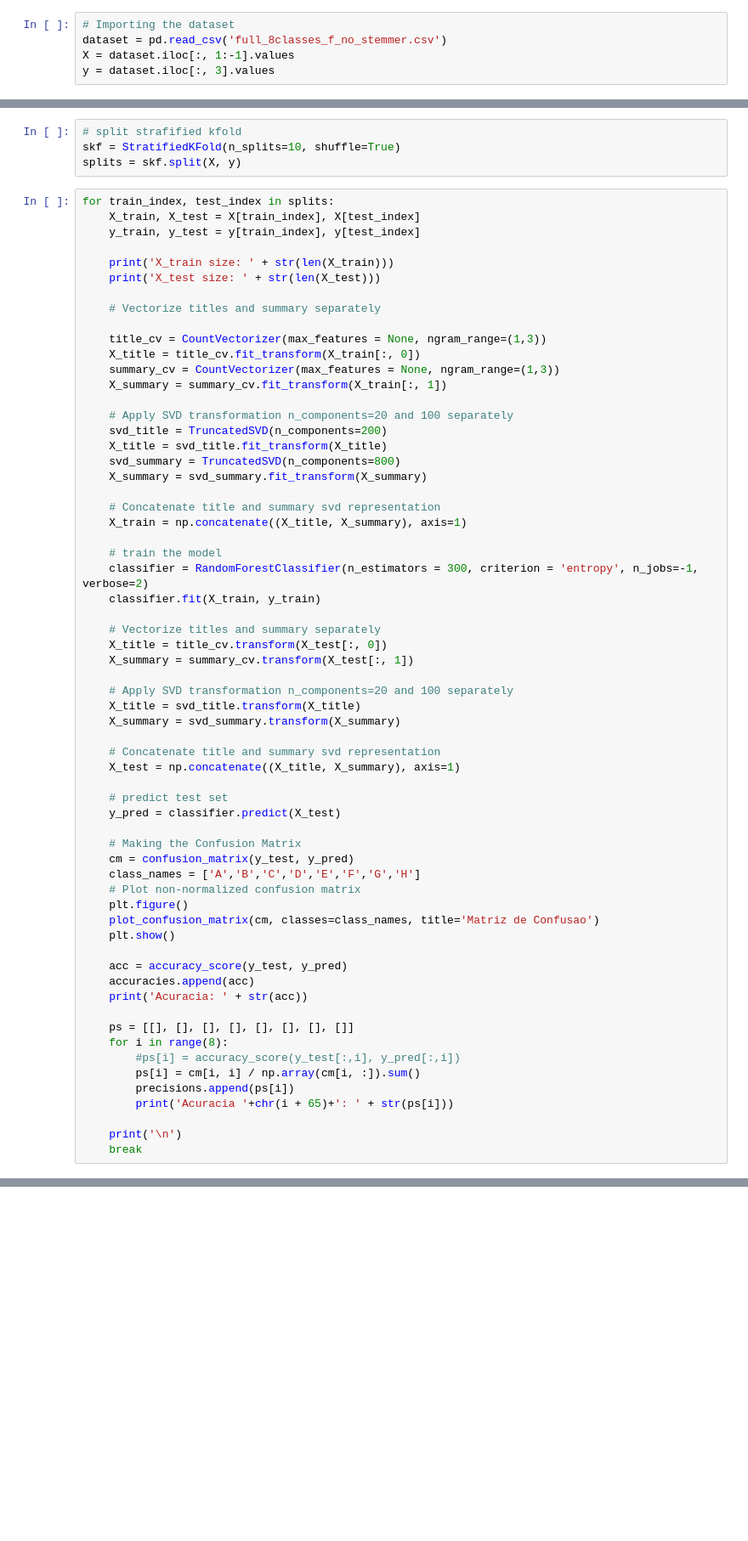
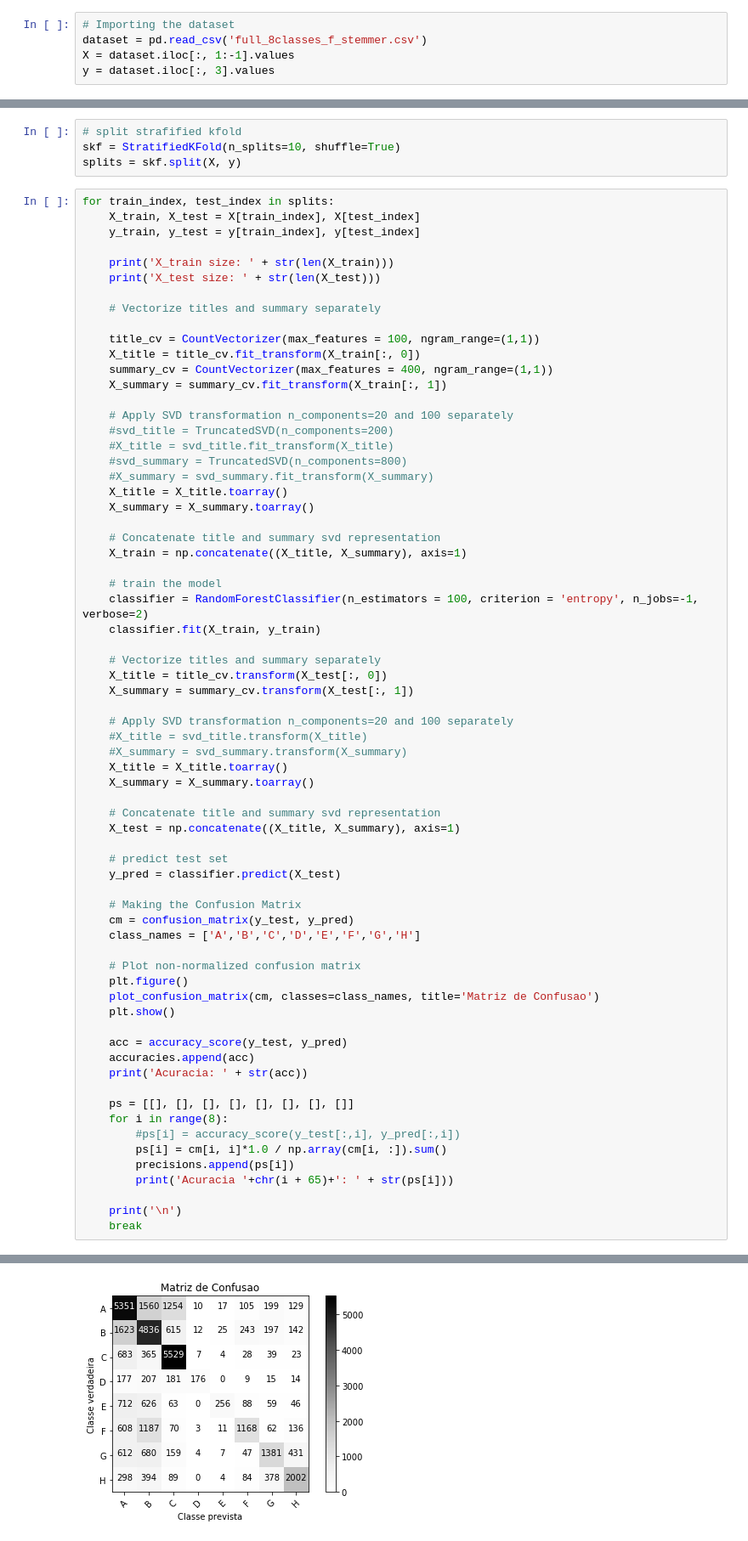
Before and after one commit to rodrigoazs/COS738-AutomaticPatentClassification, a Jupyter notebook: dataset/model_full_8_f_stemmer_randomforest-Copy1.ipynb, the cells around one changed output, grey strips where cells are left out. Shown: that part at 85% size. Cells and saved outputs as stored; diff of their text form; blank space fills up the shorter version.

```diff
--- a/dataset/model_full_8_f_stemmer_randomforest-Copy1.ipynb
+++ b/dataset/model_full_8_f_stemmer_randomforest-Copy1.ipynb
@@ -4,7 +4,7 @@ import numpy as np
 import pandas as pd
 # %%
 # Importing the dataset
-dataset = pd.read_csv('full_8classes_f_no_stemmer.csv')
+dataset = pd.read_csv('full_8classes_f_stemmer.csv')
 X = dataset.iloc[:, 1:-1].values
 y = dataset.iloc[:, 3].values
 # %%
@@ -83,22 +83,24 @@ for train_index, test_index in splits:
 
     # Vectorize titles and summary separately
 
-    title_cv = CountVectorizer(max_features = None, ngram_range=(1,3))
+    title_cv = CountVectorizer(max_features = 100, ngram_range=(1,1))
     X_title = title_cv.fit_transform(X_train[:, 0])
-    summary_cv = CountVectorizer(max_features = None, ngram_range=(1,3))
+    summary_cv = CountVectorizer(max_features = 400, ngram_range=(1,1))
     X_summary = summary_cv.fit_transform(X_train[:, 1])
 
     # Apply SVD transformation n_components=20 and 100 separately
-    svd_title = TruncatedSVD(n_components=200)
-    X_title = svd_title.fit_transform(X_title)
-    svd_summary = TruncatedSVD(n_components=800)
-    X_summary = svd_summary.fit_transform(X_summary)
+    #svd_title = TruncatedSVD(n_components=200)
+    #X_title = svd_title.fit_transform(X_title)
+    #svd_summary = TruncatedSVD(n_components=800)
+    #X_summary = svd_summary.fit_transform(X_summary)
+    X_title = X_title.toarray()
+    X_summary = X_summary.toarray()
 
     # Concatenate title and summary svd representation
     X_train = np.concatenate((X_title, X_summary), axis=1)
 
     # train the model
-    classifier = RandomForestClassifier(n_estimators = 300, criterion = 'entropy', n_jobs=-1, verbose=2)
+    classifier = RandomForestClassifier(n_estimators = 100, criterion = 'entropy', n_jobs=-1, verbose=2)
     classifier.fit(X_train, y_train)
 
     # Vectorize titles and summary separately
@@ -106,8 +108,10 @@ for train_index, test_index in splits:
     X_summary = summary_cv.transform(X_test[:, 1])
 
     # Apply SVD transformation n_components=20 and 100 separately
-    X_title = svd_title.transform(X_title)
-    X_summary = svd_summary.transform(X_summary)
+    #X_title = svd_title.transform(X_title)
+    #X_summary = svd_summary.transform(X_summary)
+    X_title = X_title.toarray()
+    X_summary = X_summary.toarray()
 
     # Concatenate title and summary svd representation
     X_test = np.concatenate((X_title, X_summary), axis=1)
@@ -118,6 +122,7 @@ for train_index, test_index in splits:
     # Making the Confusion Matrix
     cm = confusion_matrix(y_test, y_pred)
     class_names = ['A','B','C','D','E','F','G','H']
+
     # Plot non-normalized confusion matrix
     plt.figure()
     plot_confusion_matrix(cm, classes=class_names, title='Matriz de Confusao')
@@ -130,9 +135,10 @@ for train_index, test_index in splits:
     ps = [[], [], [], [], [], [], [], []]
     for i in range(8):
         #ps[i] = accuracy_score(y_test[:,i], y_pred[:,i])
-        ps[i] = cm[i, i] / np.array(cm[i, :]).sum()
+        ps[i] = cm[i, i]*1.0 / np.array(cm[i, :]).sum()
         precisions.append(ps[i])
         print('Acuracia '+chr(i + 65)+': ' + str(ps[i]))
 
     print('\n')
     break
+# %% [output]
@@ -138,0 +192 @@ for train_index, test_index in splits:
+[figure, added]
```
Also changed, not shown: parts of 1 cell of this notebook, 4 other files.
